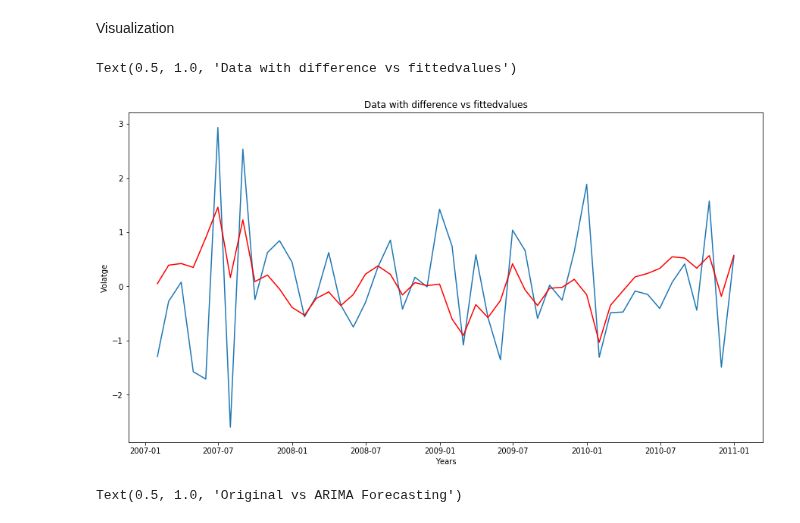
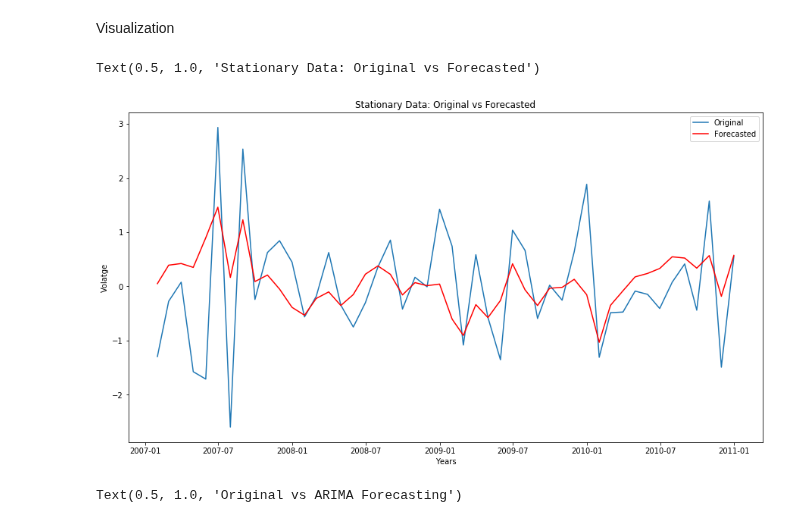
Before and after one commit to SSehrawat1720/ML-Projects, a Jupyter notebook: Time Series Forecasting France House Energy.ipynb, the cells around one changed output. Drawn from its saved outputs; the diff is of its cells as text; code cells hidden in the pictures.

Commit message:
Paramter Tunning and Final;ising the Model

```diff
--- a/Time Series Forecasting France House Energy.ipynb
+++ b/Time Series Forecasting France House Energy.ipynb
@@ -620,14 +617,15 @@ RMSE
 Visualization
 # %%
 plt.figure(figsize=[15,8])
-plt.plot(DataMINUSshift)
-plt.plot(Forcast_Model_fit.fittedvalues, color='red')
+plt.plot(DataMINUSshift , label = 'Original')
+plt.plot(Forcast_Model_fit.fittedvalues, color='red' , label = 'Forecasted')
+plt.legend(loc = 'best')
 plt.xlabel('Years')
 plt.ylabel('Volatge')
-plt.title('Data with difference vs fittedvalues')
+plt.title('Stationary Data: Original vs Forecasted')
 # %% [output]
-Text(0.5, 1.0, 'Data with difference vs fittedvalues')
+Text(0.5, 1.0, 'Stationary Data: Original vs Forecasted')
-[figure, old version]
+[figure, new version]
 # %%
 # Cummulative sum of fitted values to reverse back the difference taken in start
 Forecast_diff = pd.Series(Forcast_Model_fit.fittedvalues, copy=True)
```
Also changed, not shown: parts of 22 cells of this notebook.
